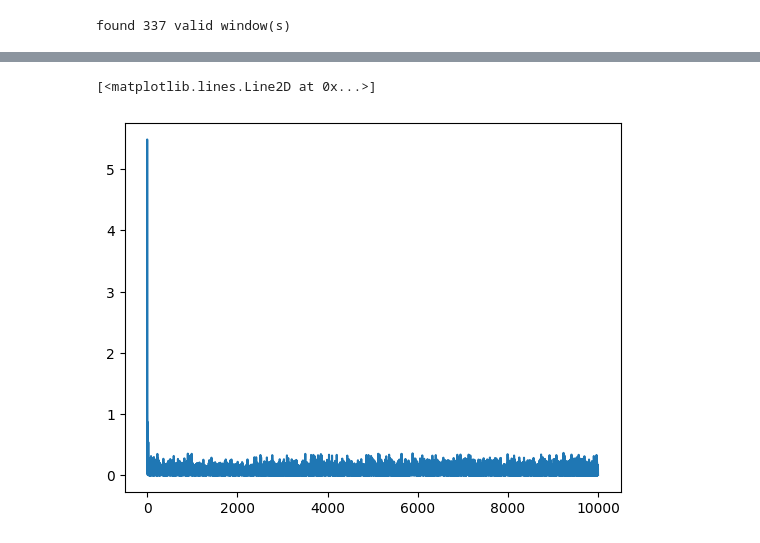
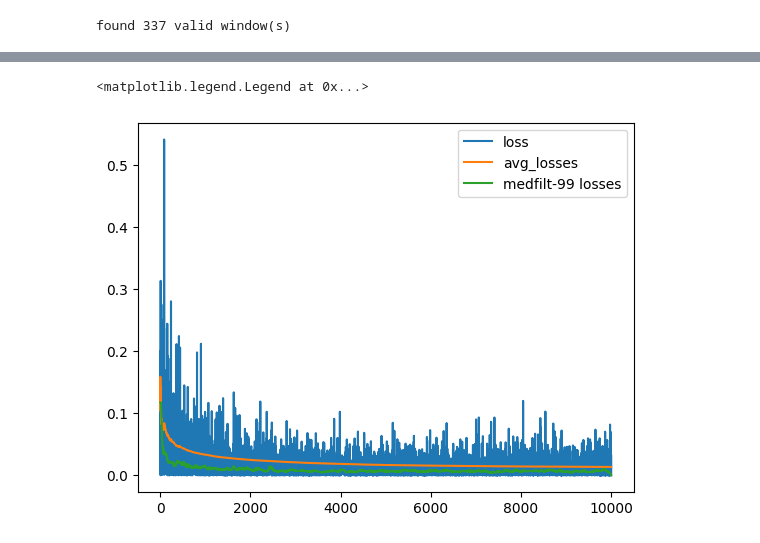
Before and after one commit to julianjandeleit/transformer-models-time-series-forecasting, a Jupyter notebook: notebooks/adapt_simle_transformer.ipynb, the cells around one changed output, grey strips where cells are left out. Saved outputs shown, nothing was run; the diff lists cells and outputs as text; code cells hidden in the pictures.

Commit message:
plot inference

```diff
--- a/notebooks/adapt_simle_transformer.ipynb
+++ b/notebooks/adapt_simle_transformer.ipynb
@@ -323,6 +323,7 @@ window_size=12
 feature_size=10
 
 def get_window(data, i, wsize):
+    """i is starting index of window"""
     window = data.iloc[i:i+wsize, 1:].to_numpy()
     timestamps = data.iloc[i:i+wsize, 0].to_numpy()
     isvalid = not np.any(np.isnan(window))
@@ -496,7 +497,24 @@ using learning rate 0.0001
-# %%
-plt.plot([l.cpu().detach().numpy() for l in trainData.losses], label="loss")
-plt.plot([np.mean(trainData.losses[:i]) for i in range(len(trainData.losses))], label="avg_losses")
-plt.legend()
-# %% [output]
-[<matplotlib.lines.Line2D at 0x...>]
-[figure, removed]
+# %%
+plt.plot(trainData.losses, label="loss")
+plt.plot([np.mean(trainData.losses[:i]) for i in range(len(trainData.losses))], label="avg_losses")
+def medfilt (x, k): # https://gist.github.com/bhawkins/3535131
+    """Apply a length-k median filter to a 1D array x.
+    Boundaries are extended by repeating endpoints.
+    """
+    assert k % 2 == 1, "Median filter length must be odd."
+    assert x.ndim == 1, "Input must be one-dimensional."
+    k2 = (k - 1) // 2
+    y = np.zeros ((len (x), k), dtype=x.dtype)
+    y[:,k2] = x
+    for i in range (k2):
+        j = k2 - i
+        y[j:,i] = x[:-j]
+        y[:j,i] = x[0]
+        y[:-j,-(i+1)] = x[j:]
+        y[-j:,-(i+1)] = x[-1]
+    return np.median (y, axis=1)
+plt.plot(medfilt(np.array(trainData.losses), 99), label="medfilt-99 losses")
+plt.legend()
+# %% [output]
+<matplotlib.legend.Legend at 0x...>
+[figure, added]
```
Also changed, not shown: parts of 14 cells of this notebook.
